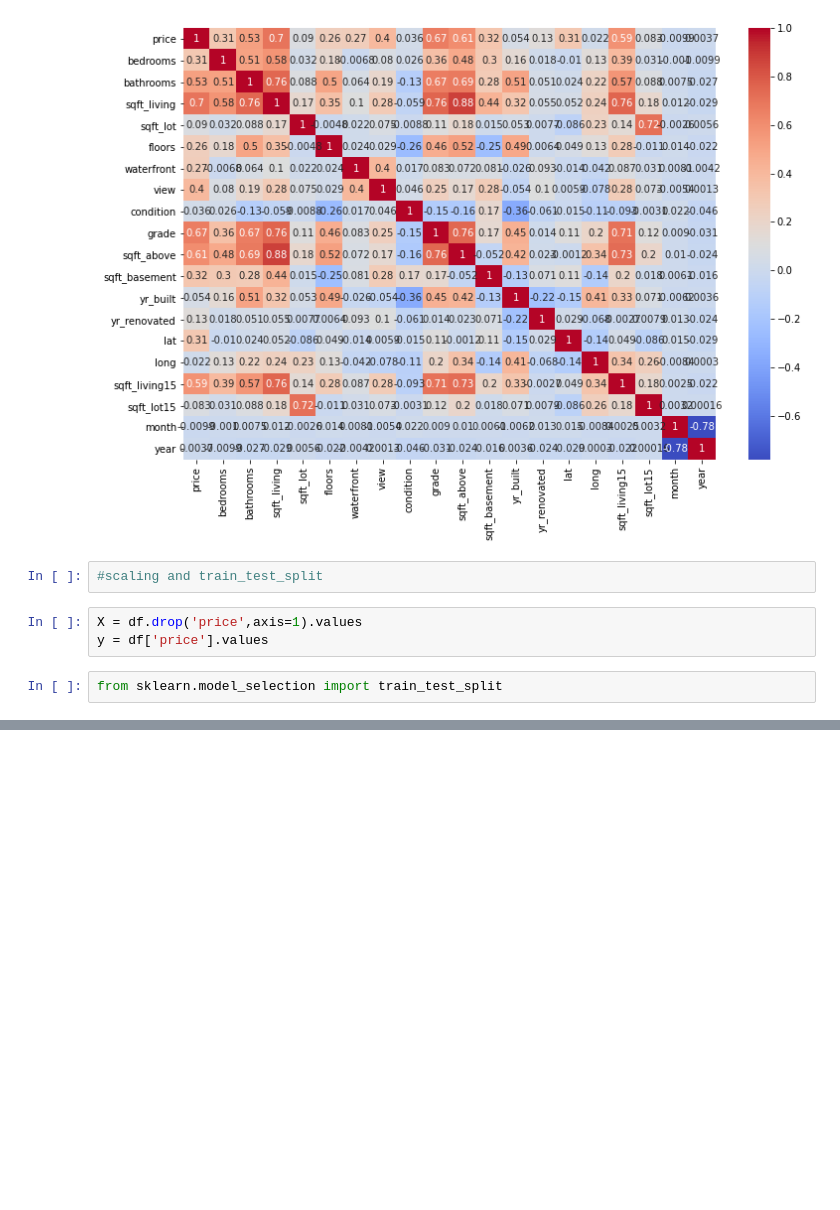
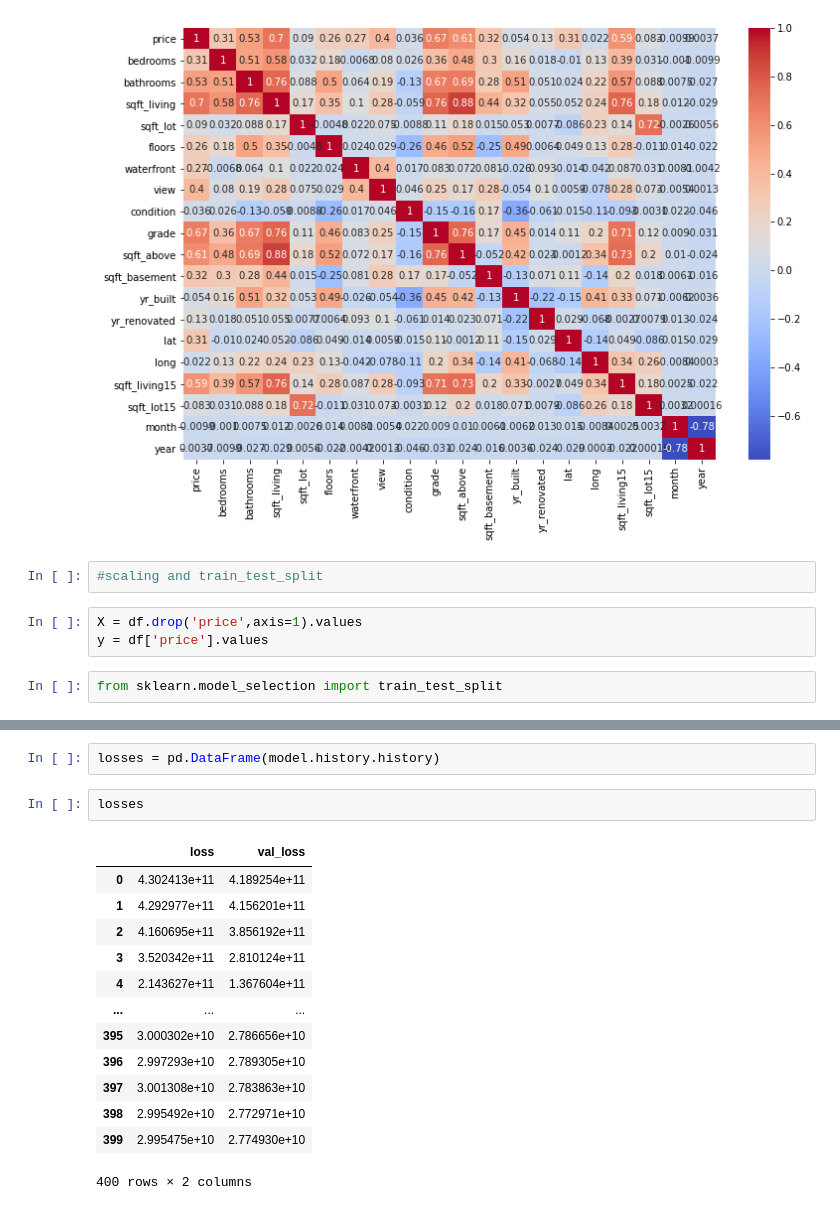
Before and after one commit to mkawsarzaman/ANN_Tensorflow_with_keras_API, a Jupyter notebook: House_sales_prediction_deep_ANN_Tensorflow.ipynb, the cells around one changed output, grey strips where cells are left out. Saved outputs shown, nothing was run; the diff lists cells and outputs as text; blank space fills up the shorter version.

```diff
--- a/House_sales_prediction_deep_ANN_Tensorflow.ipynb
+++ b/House_sales_prediction_deep_ANN_Tensorflow.ipynb
@@ -226,0 +274,18 @@ train_test_split
+# %%
+losses = pd.DataFrame(model.history.history)
+# %%
+losses
+# %% [output]
+|  | loss | val_loss |
+| 0 | 4.302413e+11 | 4.189254e+11 |
+| 1 | 4.292977e+11 | 4.156201e+11 |
+| 2 | 4.160695e+11 | 3.856192e+11 |
+| 3 | 3.520342e+11 | 2.810124e+11 |
+| 4 | 2.143627e+11 | 1.367604e+11 |
+| ... | ... | ... |
+| 395 | 3.000302e+10 | 2.786656e+10 |
+| 396 | 2.997293e+10 | 2.789305e+10 |
+| 397 | 3.001308e+10 | 2.783863e+10 |
+| 398 | 2.995492e+10 | 2.772971e+10 |
+| 399 | 2.995475e+10 | 2.774930e+10 |
+400 rows × 2 columns
```
Also changed, not shown: parts of 28 cells of this notebook.
